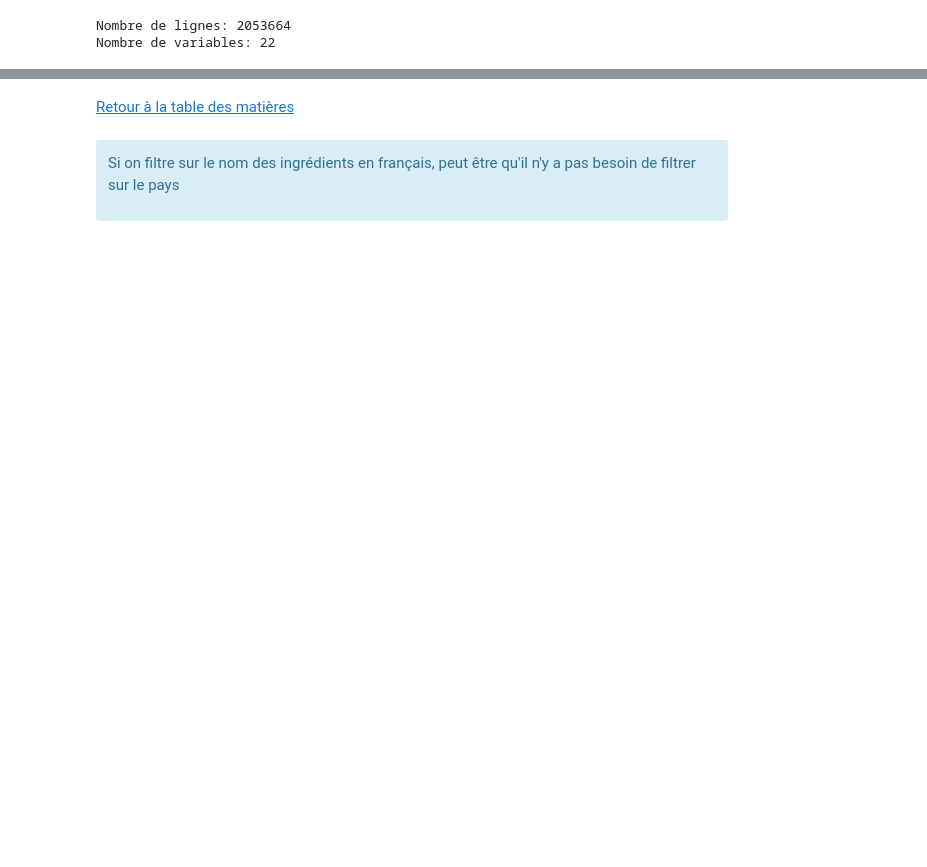
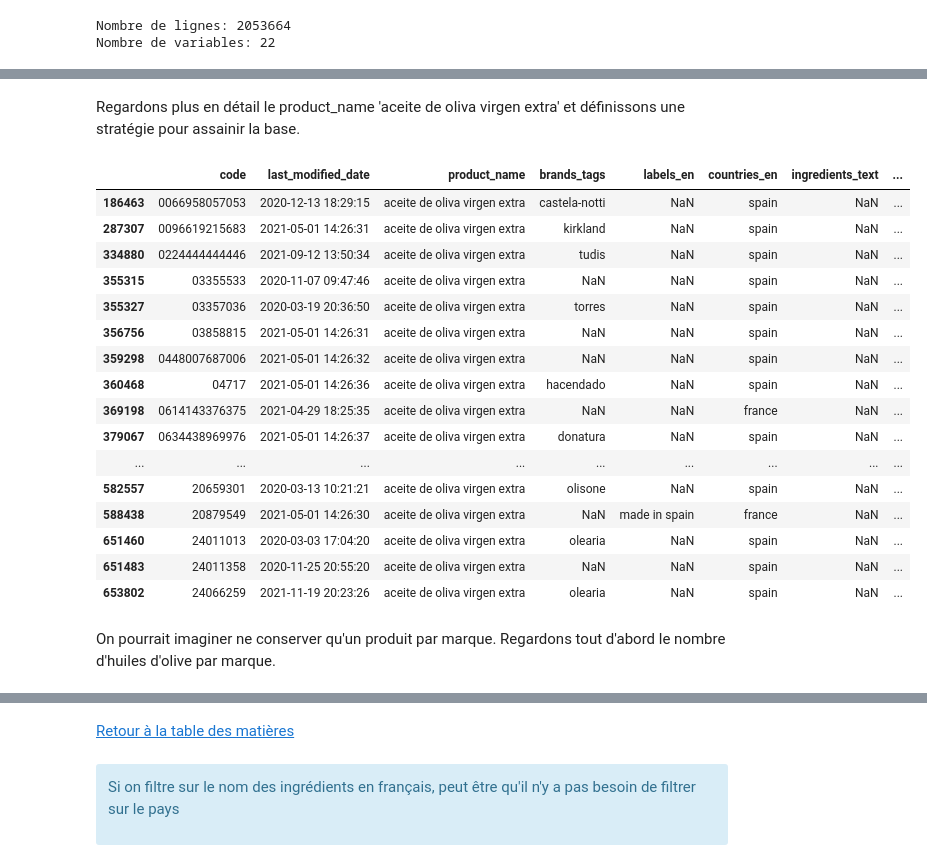
Before and after one commit to Milie-Mimi/OC_DS_Project3, a Jupyter notebook: Projet_3_Cleaning_EGR.ipynb, the cells around one changed output, grey strips where cells are left out. Cells and saved outputs as stored; diff of their text form; code cells hidden in the pictures; blank space fills up the shorter version.

```diff
--- a/Projet_3_Cleaning_EGR.ipynb
+++ b/Projet_3_Cleaning_EGR.ipynb
@@ -1512,0 +1497,26 @@ test_duplicated_huile_olive.head(5)
+# %% [markdown]
+Regardons plus en détail le product_name 'aceite de oliva virgen extra' et définissons une stratégie pour assainir la base.
+# %%
+test_duplicated_huile_olive = openfoodfacts_not_duplicated[openfoodfacts_not_duplicated['product_name'] \
+                                                           == 'aceite de oliva virgen extra']
+test_duplicated_huile_olive.head(30)
+# %% [output]
+|  | code | last_modified_date | product_name | brands_tags | labels_en | countries_en | ingredients_text | ... |
+| 186463 | 0066958057053 | 2020-12-13 18:29:15 | aceite de oliva virgen extra | castela-notti | NaN | spain | NaN | ... |
+| 287307 | 0096619215683 | 2021-05-01 14:26:31 | aceite de oliva virgen extra | kirkland | NaN | spain | NaN | ... |
+| 334880 | 0224444444446 | 2021-09-12 13:50:34 | aceite de oliva virgen extra | tudis | NaN | spain | NaN | ... |
+| 355315 | 03355533 | 2020-11-07 09:47:46 | aceite de oliva virgen extra | NaN | NaN | spain | NaN | ... |
+| 355327 | 03357036 | 2020-03-19 20:36:50 | aceite de oliva virgen extra | torres | NaN | spain | NaN | ... |
+| 356756 | 03858815 | 2021-05-01 14:26:31 | aceite de oliva virgen extra | NaN | NaN | spain | NaN | ... |
+| 359298 | 0448007687006 | 2021-05-01 14:26:32 | aceite de oliva virgen extra | NaN | NaN | spain | NaN | ... |
+| 360468 | 04717 | 2021-05-01 14:26:36 | aceite de oliva virgen extra | hacendado | NaN | spain | NaN | ... |
+| 369198 | 0614143376375 | 2021-04-29 18:25:35 | aceite de oliva virgen extra | NaN | NaN | france | NaN | ... |
+| 379067 | 0634438969976 | 2021-05-01 14:26:37 | aceite de oliva virgen extra | donatura | NaN | spain | NaN | ... |
+| ... | ... | ... | ... | ... | ... | ... | ... | ... |
+| 582557 | 20659301 | 2020-03-13 10:21:21 | aceite de oliva virgen extra | olisone | NaN | spain | NaN | ... |
+| 588438 | 20879549 | 2021-05-01 14:26:30 | aceite de oliva virgen extra | NaN | made in spain | france | NaN | ... |
+| 651460 | 24011013 | 2020-03-03 17:04:20 | aceite de oliva virgen extra | olearia | NaN | spain | NaN | ... |
+| 651483 | 24011358 | 2020-11-25 20:55:20 | aceite de oliva virgen extra | NaN | NaN | spain | NaN | ... |
+| 653802 | 24066259 | 2021-11-19 20:23:26 | aceite de oliva virgen extra | olearia | NaN | spain | NaN | ... |
+# %% [markdown]
+On pourrait imaginer ne conserver qu'un produit par marque. Regardons tout d'abord le nombre d'huiles d'olive par marque.
```
Also changed, not shown: parts of 104 cells of this notebook.
